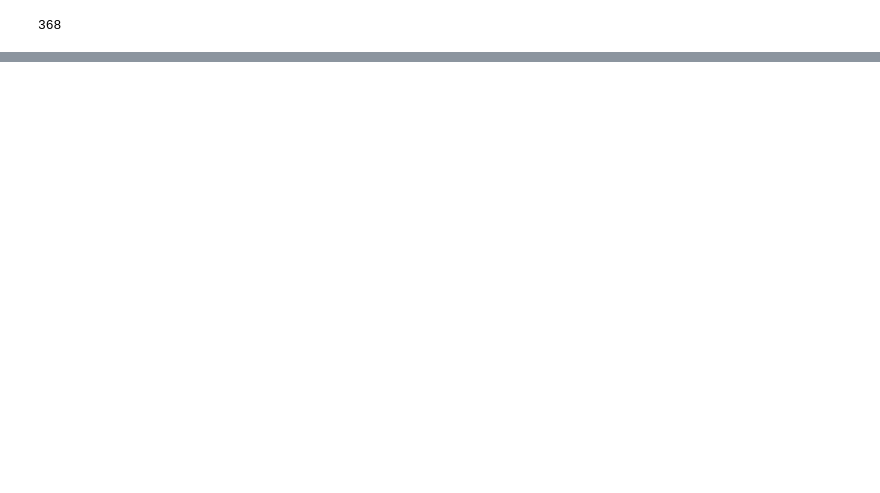
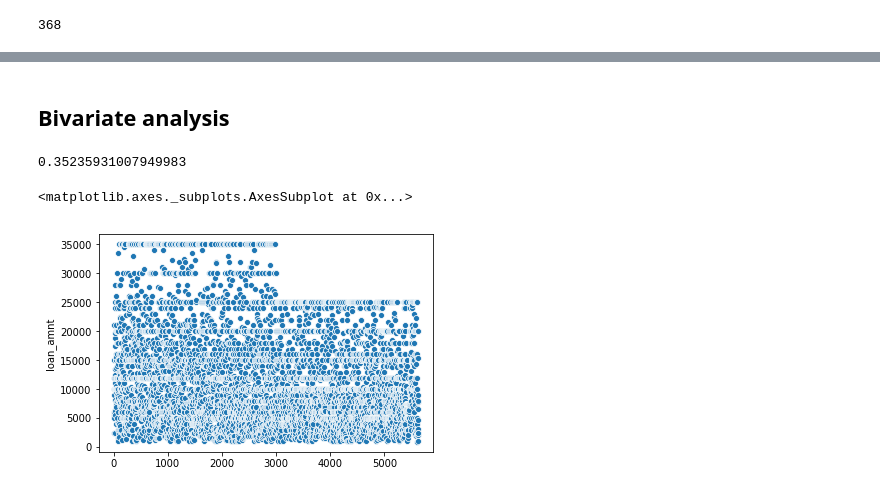
Before and after one commit to sheshanth123/Lending-Loan-Case-Study, a Jupyter notebook: Lending_club.ipynb, the cells around one changed output, grey strips where cells are left out. Drawn from its saved outputs; the diff is of its cells as text; code cells hidden in the pictures; blank space fills up the shorter version.

```diff
--- a/Lending_club.ipynb
+++ b/Lending_club.ipynb
@@ -414,0 +458,12 @@ sum(loan_df['tax_liens'] == 0.0)
+# %% [markdown]
+## Bivariate analysis
+# %%
+loan_df['annual_inc'].corr(loan_df['loan_amnt'])
+# %% [output]
+0.35235931007949983
+# %%
+loan_df['annual_inc']
+sns.scatterplot(x=loan_df['annual_inc'].index, y=loan_df['loan_amnt'])
+# %% [output]
+<matplotlib.axes._subplots.AxesSubplot at 0x...>
+[figure, added]
```
Also changed, not shown: parts of 16 cells of this notebook.
